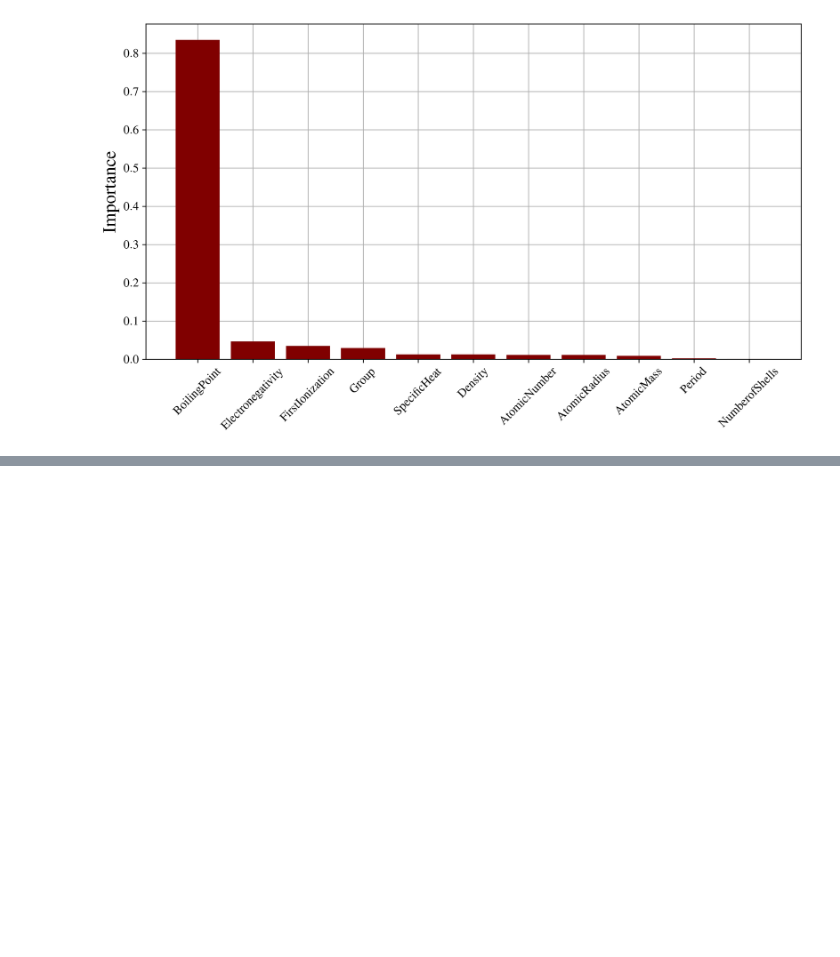
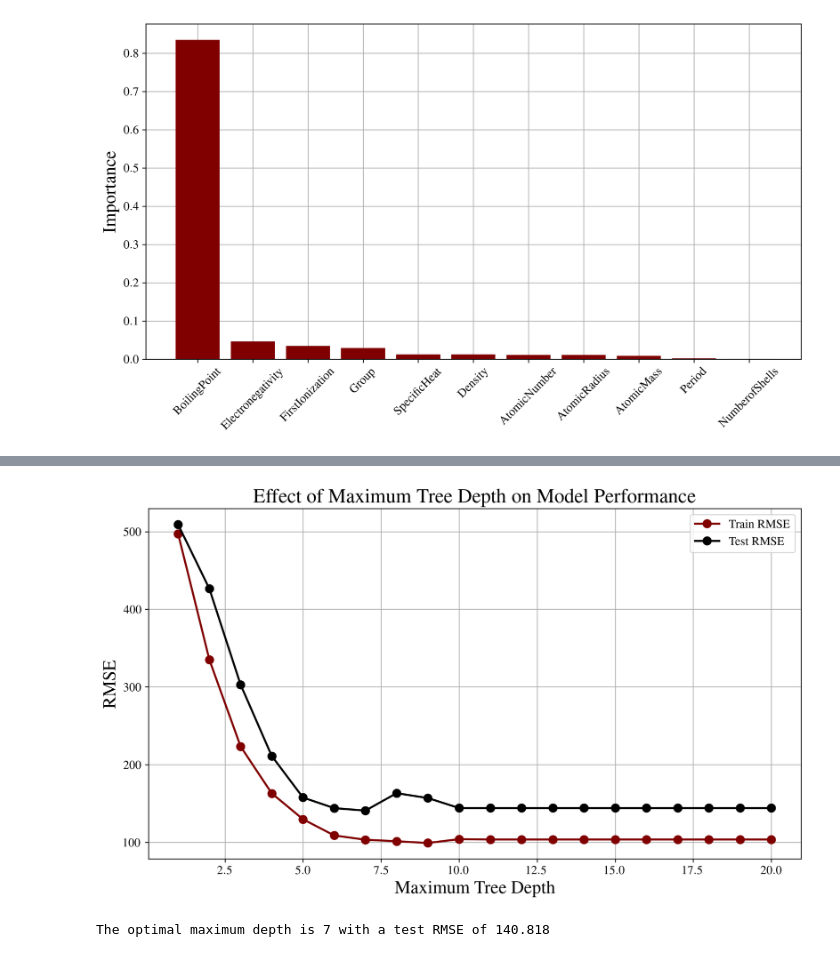
Before and after one commit to gabemorris12/machine_learning, a Jupyter notebook: Homework 1/Machine Learning Homework 1.ipynb, the cells around one changed output, grey strips where cells are left out. Cells and saved outputs as stored; diff of their text form; code cells hidden in the pictures; blank space fills up the shorter version.

```diff
--- a/Homework 1/Machine Learning Homework 1.ipynb
+++ b/Homework 1/Machine Learning Homework 1.ipynb
@@ -113,0 +163,39 @@ The results show that the boiling point, electronegativity, and the first ioniza
+# %%
+# Varying the maximum tree depth from 1 to 20 and tracking RMSE
+max_depths = list(range(1, 21))
+train_rmse_values = []
+test_rmse_values = []
+
+# Using the optimal number of trees from Problem 2
+optimal_n_trees = best_n_trees
+
+for depth in max_depths:
+    model = RandomForestRegressor(n_estimators=optimal_n_trees, max_depth=depth, random_state=12)
+    model.fit(X_train, y_train)
+
+    y_pred_train = model.predict(X_train)
+    y_pred_test = model.predict(X_test)
+
+    train_rmse = np.sqrt(mean_squared_error(y_train, y_pred_train))
+    test_rmse = np.sqrt(mean_squared_error(y_test, y_pred_test))
+
+    train_rmse_values.append(train_rmse)
+    test_rmse_values.append(test_rmse)
+
+# Plot the results
+fig, ax = plt.subplots()
+ax.plot(max_depths, train_rmse_values, label='Train RMSE', marker='o')
+ax.plot(max_depths, test_rmse_values, label='Test RMSE', marker='o')
+ax.set_xlabel('Maximum Tree Depth')
+ax.set_ylabel('RMSE')
+ax.set_title('Effect of Maximum Tree Depth on Model Performance')
+ax.legend()
+plt.grid(True)
+plt.show()
+
+# Find the optimal max depth based on lowest test RMSE
+optimal_max_depth = max_depths[np.argmin(test_rmse_values)]
+print(f"The optimal maximum depth is {optimal_max_depth} with a test RMSE of {min(test_rmse_values):.3f}")
+# %% [output]
+[figure, added]
+The optimal maximum depth is 7 with a test RMSE of 140.818
```
Also changed, not shown: parts of 8 cells of this notebook, 2 other files.
